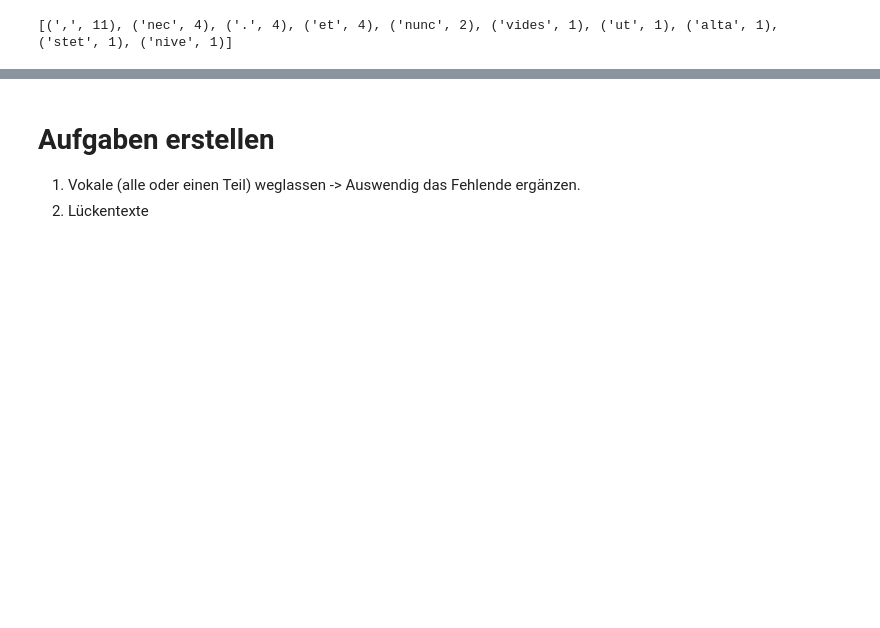
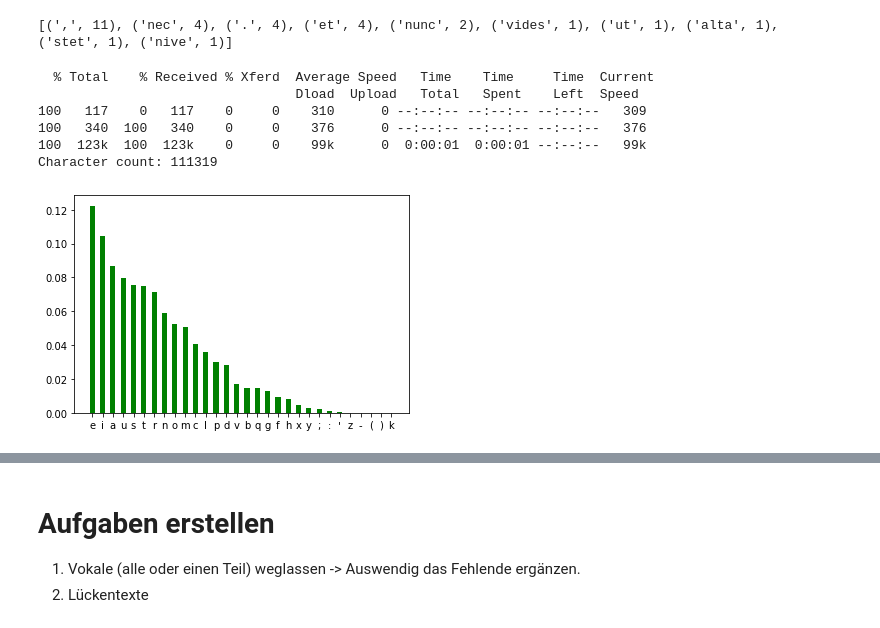
Before and after one commit to kssmagister/au-notebooks, a Jupyter notebook: Textanalysen.ipynb, the cells around one changed output, grey strips where cells are left out. Saved outputs shown, nothing was run; the diff lists cells and outputs as text; code cells hidden in the pictures; blank space fills up the shorter version.

```diff
--- a/Textanalysen.ipynb
+++ b/Textanalysen.ipynb
@@ -365,3 +487,45 @@ morosa . nunc et campus et areae lenesque sub noct
 None
 [figure]
 [(',', 11), ('nec', 4), ('.', 4), ('et', 4), ('nunc', 2), ('vides', 1), ('ut', 1), ('alta', 1), ('stet', 1), ('nive', 1)]
+# %%
+import re
+import pandas as pd
+import matplotlib.pyplot as plt
+
+# Get Latin text
+!curl -O -L https://www.dropbox.com/s/pm53afvm6xorwdm/Horaz.txt
+
+# We'll run the full demonstration in the Latin language first
+with open("Horaz.txt") as fo:
+    horaz = fo.read()
+print("Character count:", len(horaz))
+
+# remove punctuation, whitespaces, tabs, linebreak, digits
+horaz = re.sub(r"[\n\t\s,.!?\d]*", "", horaz).lower()
+
+# convert input to list of chars so it is easy to get into pandas
+char_list = list(horaz)
+
+# create a dataframe where each char is one row
+df = pd.DataFrame({'chars': char_list})
+# drop all the space characters
+df = df[df.chars != ' ']
+# add a column for aggregation later
+df['num'] = 1
+# group rows by character type, count the occurences in each group
+# and sort by occurance
+df = df.groupby('chars').sum().sort_values('num', ascending=False) / len(df)
+
+plt.bar(df.index, df.num, width=0.5, color='g')
+plt.show()
+
+# print test
+# print(test)
+# %% [output]
+  % Total    % Received % Xferd  Average Speed   Time    Time     Time  Current
+                                 Dload  Upload   Total   Spent    Left  Speed
+100   117    0   117    0     0    310      0 --:--:-- --:--:-- --:--:--   309
+100   340  100   340    0     0    376      0 --:--:-- --:--:-- --:--:--   376
+100  123k  100  123k    0     0    99k      0  0:00:01  0:00:01 --:--:--   99k
+Character count: 111319
+[figure, added]
```
Also changed, not shown: parts of 5 cells of this notebook.
